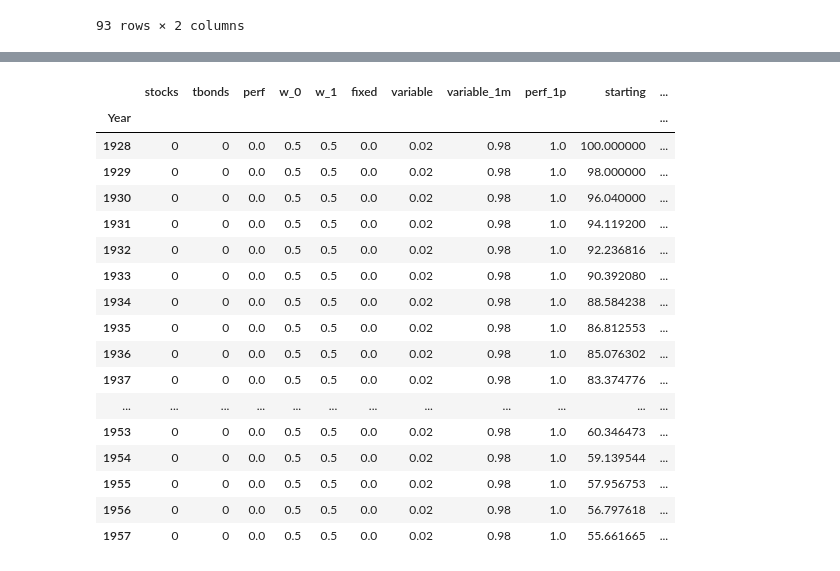
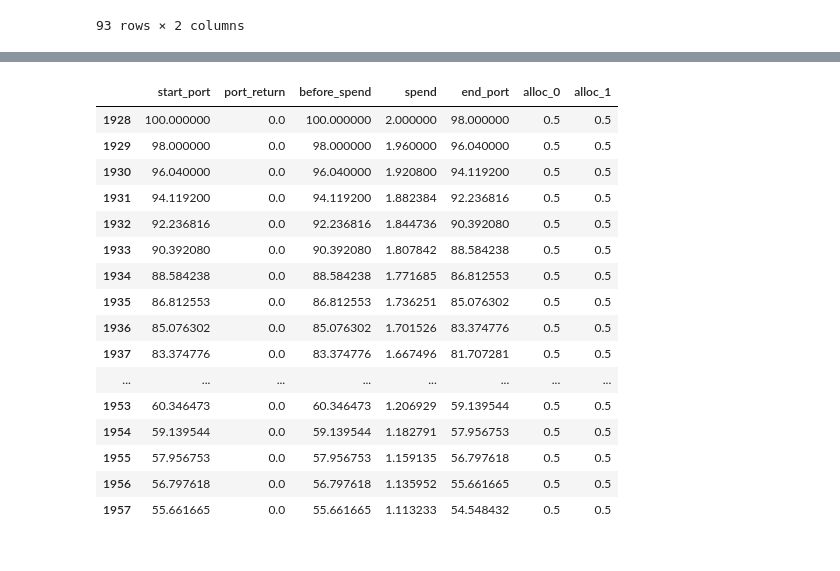
Before and after one commit to druce/swr, a Jupyter notebook: test.ipynb, the cells around one changed output, grey strips where cells are left out. Saved outputs shown, nothing was run; the diff lists cells and outputs as text; code cells hidden in the pictures.

```diff
--- a/test.ipynb
+++ b/test.ipynb
@@ -143,3 +154,11 @@ real_return_df
 | 2019 | 0.282716 | 0.071790 |
 | 2020 | 0.165122 | 0.099152 |
 93 rows × 2 columns
+# %%
+def trial_generator(df, start_year, n_years):
+    """given a dataframe of returns, starting year, number of years, generate schedule of returns"""
+    for t in df.loc[start_year:start_year+n_years-1].itertuples():
+        yield tuple(t)
+
+for t in trial_generator(real_return_df, 1928, 30):
+    print(t)
@@ -178,13 +297,31 @@ z
 # %%
 # zero returns, spend 2% per year, check ending value declines to 0.98 ** 30
-return_df = download_df.iloc[:, [0, 2]]
-return_df.columns = ['stocks', 'tbonds']
-zero_df = return_df.copy()
-zero_df['stocks'] = 0
-zero_df['tbonds'] = 0
-s = cers.Simulator(zero_df, 30, )
-z = s.simulate_trial(1928, [0.5, 0.5], 0.0, 0.02)
-assert(z['starting'].iloc[0]) == 100, "start port value == 100"
-assert(z['ending'].iloc[-1]) == 100 * (0.98 ** 30), "end port value correct"
+RETURN = 0.0
+FIXED = 0
+VARIABLE = 2.0
+NYEARS = 30
+
+return_df = real_return_df.copy()
+return_df['stocks'] = RETURN
+return_df['tbonds'] = RETURN
+
+trials = [trial_generator(zero_df, 1928, NYEARS)]
+
+s = SWRsimulator.SWRsimulator({
+    'simulator': {'n_ret_years': NYEARS,
+                  'n_assets': 2,
+                  'trials': trials},
+    'allocation': {},
+    'spending': {'fixed_pct': FIXED,
+                 'variable_pct': VARIABLE},
+    'evaluation': {},
+    })
+
+print(s)
+
+z = s.simulate_trial(trial_generator(return_df, 1928, 30))
+
+assert(z['start_port'].iloc[0]) == 100, "start port value == 100"
+assert z['end_port'].iloc[-1] == pytest.approx(100 * ((1 - VARIABLE/100) ** NYEARS), 0.000001)
 z
 # %% [output]
@@ -191,21 +338,20 @@ z
-|  | stocks | tbonds | perf | w_0 | w_1 | fixed | variable | variable_1m | perf_1p | starting | ... |
-| Year |  |  |  |  |  |  |  |  |  |  | ... |
-| 1928 | 0 | 0 | 0.0 | 0.5 | 0.5 | 0.0 | 0.02 | 0.98 | 1.0 | 100.000000 | ... |
-| 1929 | 0 | 0 | 0.0 | 0.5 | 0.5 | 0.0 | 0.02 | 0.98 | 1.0 | 98.000000 | ... |
-| 1930 | 0 | 0 | 0.0 | 0.5 | 0.5 | 0.0 | 0.02 | 0.98 | 1.0 | 96.040000 | ... |
-| 1931 | 0 | 0 | 0.0 | 0.5 | 0.5 | 0.0 | 0.02 | 0.98 | 1.0 | 94.119200 | ... |
-| 1932 | 0 | 0 | 0.0 | 0.5 | 0.5 | 0.0 | 0.02 | 0.98 | 1.0 | 92.236816 | ... |
-| 1933 | 0 | 0 | 0.0 | 0.5 | 0.5 | 0.0 | 0.02 | 0.98 | 1.0 | 90.392080 | ... |
-| 1934 | 0 | 0 | 0.0 | 0.5 | 0.5 | 0.0 | 0.02 | 0.98 | 1.0 | 88.584238 | ... |
-| 1935 | 0 | 0 | 0.0 | 0.5 | 0.5 | 0.0 | 0.02 | 0.98 | 1.0 | 86.812553 | ... |
-| 1936 | 0 | 0 | 0.0 | 0.5 | 0.5 | 0.0 | 0.02 | 0.98 | 1.0 | 85.076302 | ... |
-| 1937 | 0 | 0 | 0.0 | 0.5 | 0.5 | 0.0 | 0.02 | 0.98 | 1.0 | 83.374776 | ... |
-| ... | ... | ... | ... | ... | ... | ... | ... | ... | ... | ... | ... |
-| 1953 | 0 | 0 | 0.0 | 0.5 | 0.5 | 0.0 | 0.02 | 0.98 | 1.0 | 60.346473 | ... |
-| 1954 | 0 | 0 | 0.0 | 0.5 | 0.5 | 0.0 | 0.02 | 0.98 | 1.0 | 59.139544 | ... |
-| 1955 | 0 | 0 | 0.0 | 0.5 | 0.5 | 0.0 | 0.02 | 0.98 | 1.0 | 57.956753 | ... |
-| 1956 | 0 | 0 | 0.0 | 0.5 | 0.5 | 0.0 | 0.02 | 0.98 | 1.0 | 56.797618 | ... |
-| 1957 | 0 | 0 | 0.0 | 0.5 | 0.5 | 0.0 | 0.02 | 0.98 | 1.0 | 55.661665 | ... |
+|  | start_port | port_return | before_spend | spend | end_port | alloc_0 | alloc_1 |
+| 1928 | 100.000000 | 0.0 | 100.000000 | 2.000000 | 98.000000 | 0.5 | 0.5 |
+| 1929 | 98.000000 | 0.0 | 98.000000 | 1.960000 | 96.040000 | 0.5 | 0.5 |
+| 1930 | 96.040000 | 0.0 | 96.040000 | 1.920800 | 94.119200 | 0.5 | 0.5 |
+| 1931 | 94.119200 | 0.0 | 94.119200 | 1.882384 | 92.236816 | 0.5 | 0.5 |
+| 1932 | 92.236816 | 0.0 | 92.236816 | 1.844736 | 90.392080 | 0.5 | 0.5 |
+| 1933 | 90.392080 | 0.0 | 90.392080 | 1.807842 | 88.584238 | 0.5 | 0.5 |
+| 1934 | 88.584238 | 0.0 | 88.584238 | 1.771685 | 86.812553 | 0.5 | 0.5 |
+| 1935 | 86.812553 | 0.0 | 86.812553 | 1.736251 | 85.076302 | 0.5 | 0.5 |
+| 1936 | 85.076302 | 0.0 | 85.076302 | 1.701526 | 83.374776 | 0.5 | 0.5 |
+| 1937 | 83.374776 | 0.0 | 83.374776 | 1.667496 | 81.707281 | 0.5 | 0.5 |
+| ... | ... | ... | ... | ... | ... | ... | ... |
+| 1953 | 60.346473 | 0.0 | 60.346473 | 1.206929 | 59.139544 | 0.5 | 0.5 |
+| 1954 | 59.139544 | 0.0 | 59.139544 | 1.182791 | 57.956753 | 0.5 | 0.5 |
+| 1955 | 57.956753 | 0.0 | 57.956753 | 1.159135 | 56.797618 | 0.5 | 0.5 |
+| 1956 | 56.797618 | 0.0 | 56.797618 | 1.135952 | 55.661665 | 0.5 | 0.5 |
+| 1957 | 55.661665 | 0.0 | 55.661665 | 1.113233 | 54.548432 | 0.5 | 0.5 |
 # %%
 # 4% real return, spend fixed 4% of starting, assert ending value unchanged
 RETURN = 0.04
```
Also changed, not shown: parts of 19 cells of this notebook, 3 other files.
